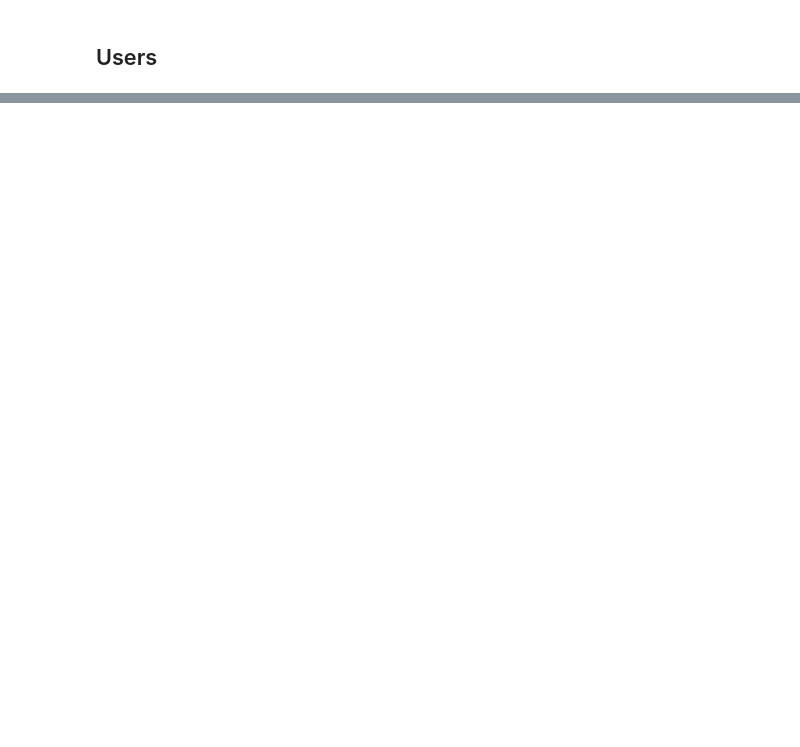
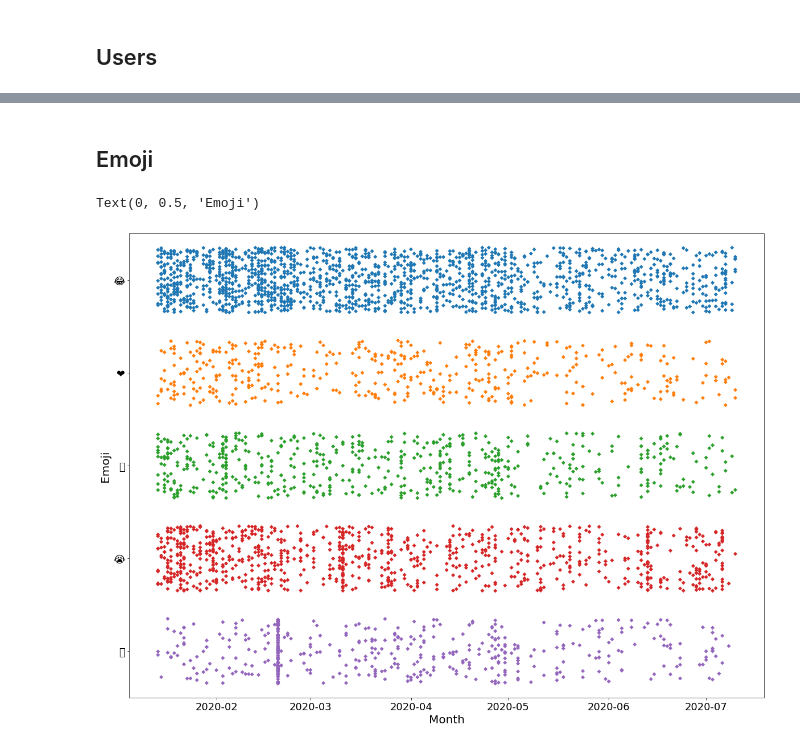
Before and after one commit to marcopedrinazzi/twitter-covid19-vis, a Jupyter notebook: generalcovid/StripPlot.ipynb, the cells around one changed output, grey strips where cells are left out. Cells and saved outputs as stored; diff of their text form; code cells hidden in the pictures; blank space fills up the shorter version.

```diff
--- a/generalcovid/StripPlot.ipynb
+++ b/generalcovid/StripPlot.ipynb
@@ -105,0 +139,41 @@ Text(0, 0.5, 'Mentions')
+# %% [markdown]
+## Emoji
+# %%
+import demoji
+import itertools
+
+date_emoji = []
+index= 0
+emos = []
+emoji_list = ["😂","😭","🤣","🙏","❤️"]
+for element in data:
+    em = demoji.findall_list(data[index]['full_text'], False)
+    for e in em:
+        if e in emoji_list:
+            emos.append(e)
+            token=data[index]['created_at']
+            d = parse(token)
+            d = d.strftime('%Y/%m/%d')
+            date_emoji.append(d)
+    index= index+1
+
+#merged=list(itertools.chain.from_iterable(emos))
+
+
+df_em = pd.DataFrame(
+    {'Date': date_emoji,
+    'Emoji': emos
+    })
+
+df_em['Date']= pd.to_datetime(df_em['Date'])
+# %%
+
+plt.figure(figsize=(20,15))
+ax = sns.stripplot(x="Date", y="Emoji", data=df_em, jitter=0.35, orient='h', marker="D")
+#print(np.linspace(0,213,8)[:-1])
+#plt.xticks(np.linspace(0,213,8)[:-1], ('Jan', 'Feb','Mar','Apr','May','Jun','Jul'))
+plt.xlabel("Month",fontsize=20)
+plt.ylabel("Emoji",fontsize=20)
+# %% [output]
+Text(0, 0.5, 'Emoji')
+[figure, added]
```
Also changed, not shown: parts of 5 cells of this notebook, 2 other files.
